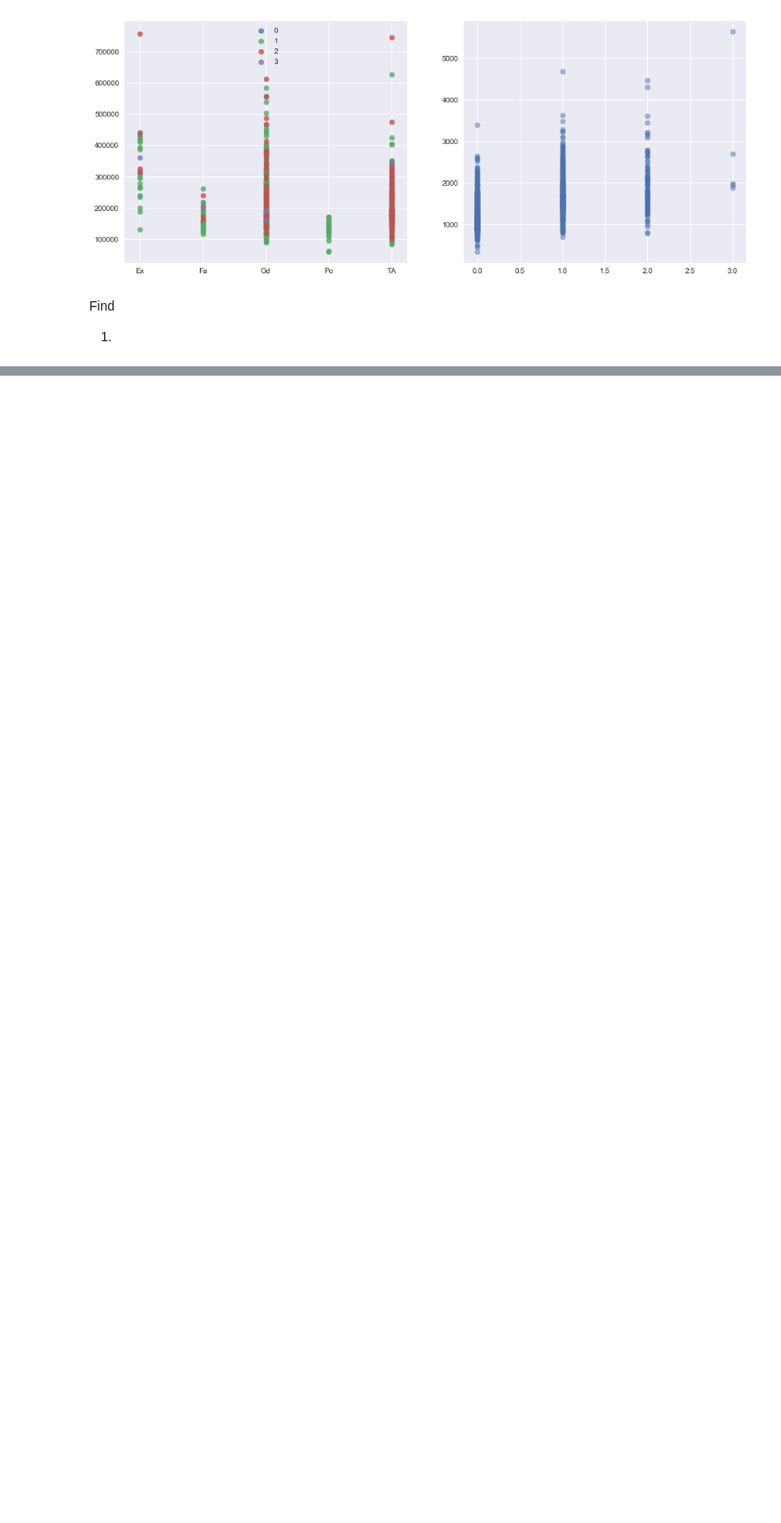
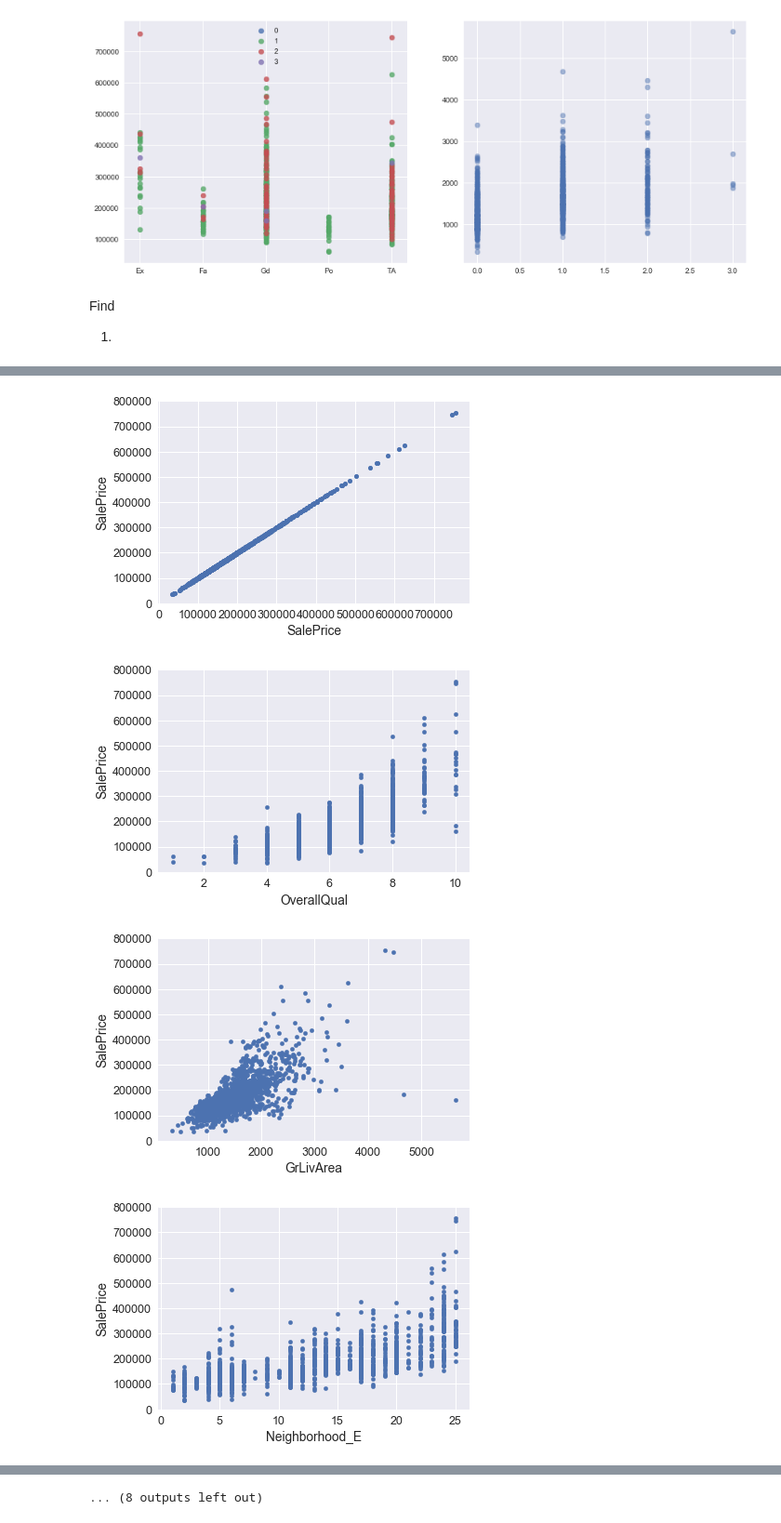
Before and after one commit to kish191919/House_Price_Project_by_Python, a Jupyter notebook: House_Prediction_Project_rev2_byaracho.ipynb, the cells around one changed output, grey strips where cells are left out. Shown at 93% size. Drawn from its saved outputs; the diff is of its cells as text; code cells hidden in the pictures; blank space fills up the shorter version.

```diff
--- a/House_Prediction_Project_rev2_byaracho.ipynb
+++ b/House_Prediction_Project_rev2_byaracho.ipynb
@@ -360,0 +430,9 @@ Find
+# %%
+for c in cols:
+    data = pd.concat([train['SalePrice'], train[c]],axis=1)
+    data.plot.scatter(x=c, y='SalePrice',ylim=(0,800000));
+# %% [output]
+[figure, added]
+[figure, added]
+[figure, added]
+[figure, added]
@@ -360,0 +447 @@ Find
+... (8 outputs left out)
```
Also changed, not shown: parts of 21 cells of this notebook.
